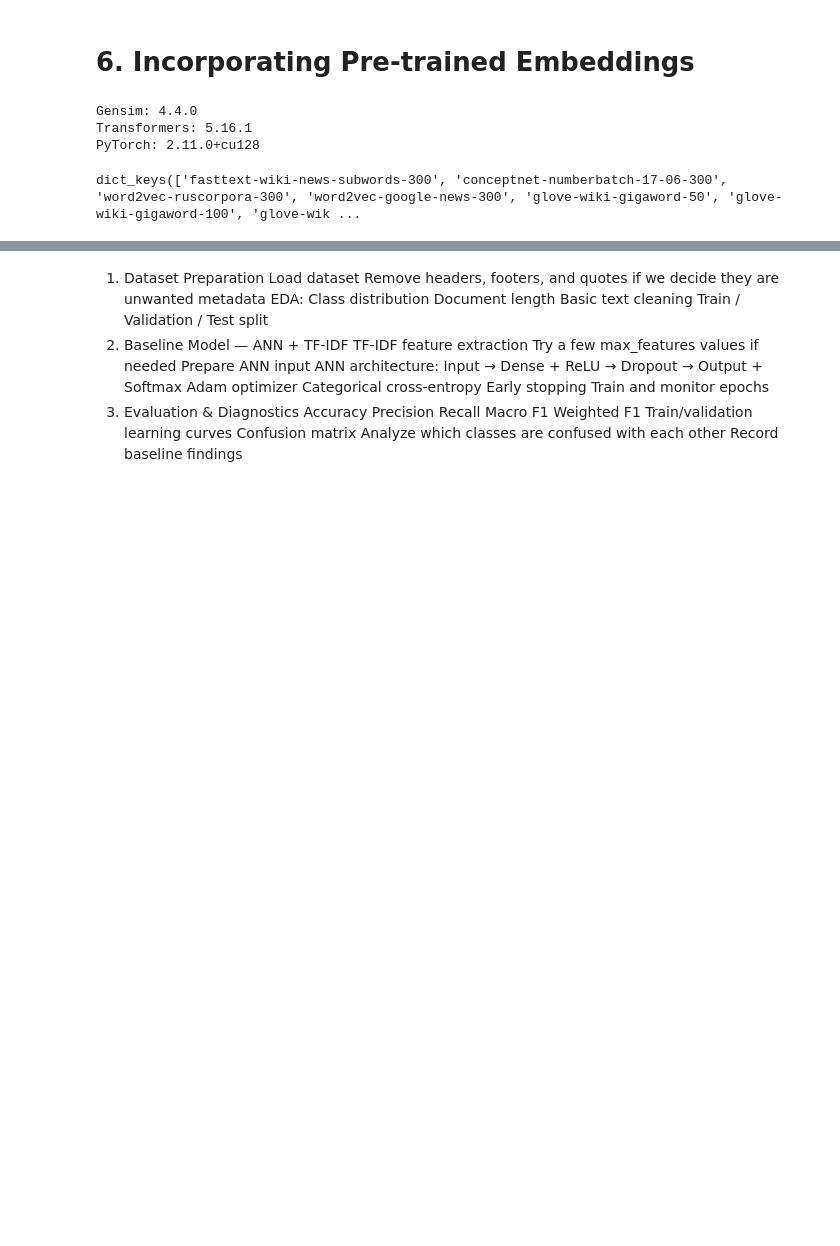
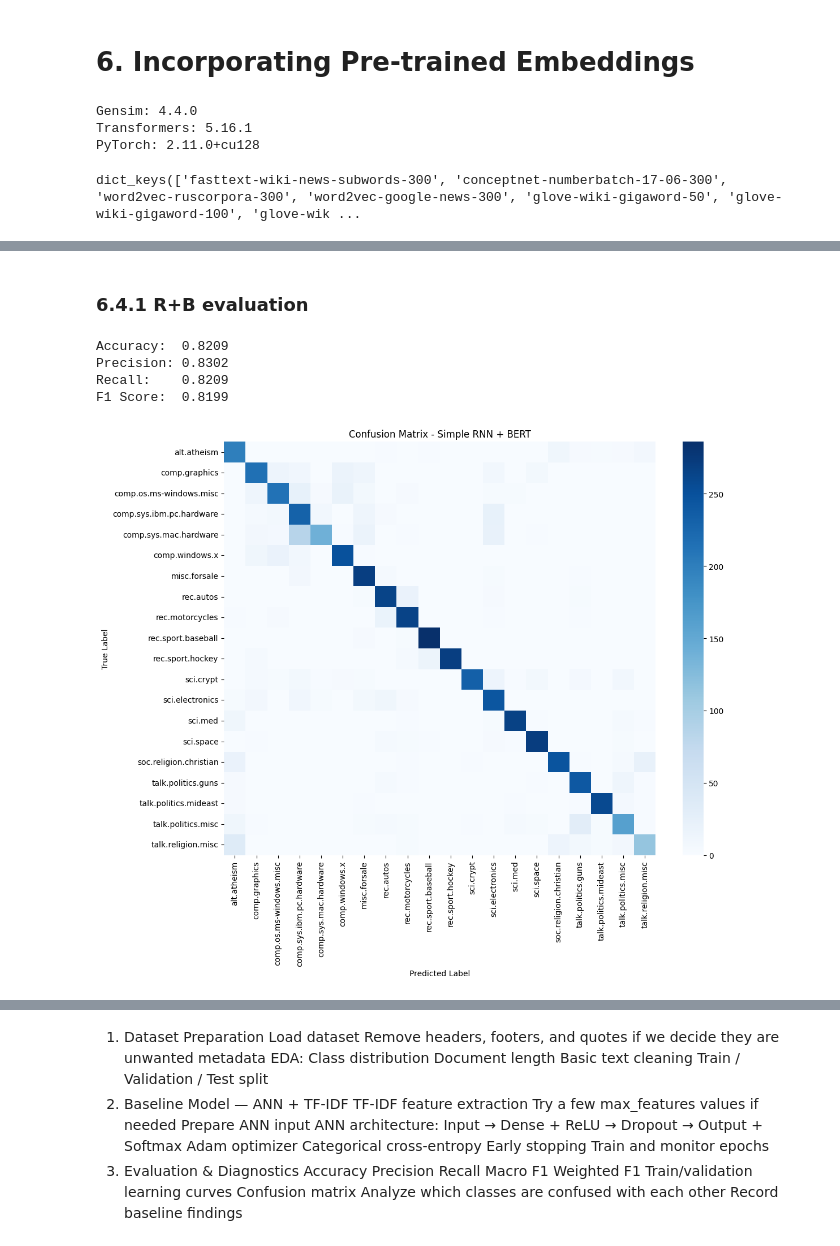
Before and after one commit to fatimahirshad/Sprint-03, a Jupyter notebook: nlp-assignment-2.ipynb, the cells around one changed output, grey strips where cells are left out. Cells and saved outputs as stored; diff of their text form; code cells hidden in the pictures; blank space fills up the shorter version.

```diff
--- a/nlp-assignment-2.ipynb
+++ b/nlp-assignment-2.ipynb
@@ -1367,0 +1849,14 @@ print("Embedding dimension:", fasttext_model.vector_size)
+# %%
+# Train Simple RNN + BERT
+
+rnn_bert_history = rnn_bert.fit(
+    bert_train_sequence,
+    y_train_cat,
+    validation_data=(
+        bert_val_sequence,
+        y_val_cat
+    ),
+    epochs=10,
+    batch_size=32,
+    verbose=1
+)
@@ -1367,0 +1896,63 @@ print("Embedding dimension:", fasttext_model.vector_size)
+# %% [markdown]
+### 6.4.1 R+B evaluation
+# %%
+# Evaluate Simple RNN + BERT
+
+y_pred_probs = rnn_bert.predict(
+    bert_test_sequence,
+    verbose=0
+)
+
+y_pred = np.argmax(y_pred_probs, axis=1)
+
+accuracy = accuracy_score(y_test_encoded, y_pred)
+precision = precision_score(
+    y_test_encoded,
+    y_pred,
+    average="weighted"
+)
+recall = recall_score(
+    y_test_encoded,
+    y_pred,
+    average="weighted"
+)
+f1 = f1_score(
+    y_test_encoded,
+    y_pred,
+    average="weighted"
+)
+
+print(f"Accuracy:  {accuracy:.4f}")
+print(f"Precision: {precision:.4f}")
+print(f"Recall:    {recall:.4f}")
+print(f"F1 Score:  {f1:.4f}")
+# %% [output]
+Accuracy:  0.8209
+Precision: 0.8302
+Recall:    0.8209
+F1 Score:  0.8199
+# %%
+# Confusion matrix - Simple RNN + BERT
+
+cm_rnn_bert = confusion_matrix(
+    y_test_encoded,
+    y_pred
+)
+
+plt.figure(figsize=(12, 10))
+
+sns.heatmap(
+    cm_rnn_bert,
+    annot=False,
+    cmap="Blues",
+    xticklabels=label_encoder.classes_,
+    yticklabels=label_encoder.classes_
+)
+
+plt.xlabel("Predicted Label")
+plt.ylabel("True Label")
+plt.title("Confusion Matrix - Simple RNN + BERT")
+plt.tight_layout()
+plt.show()
+# %% [output]
+[figure, added]
```
Also changed, not shown: parts of 87 cells of this notebook.
